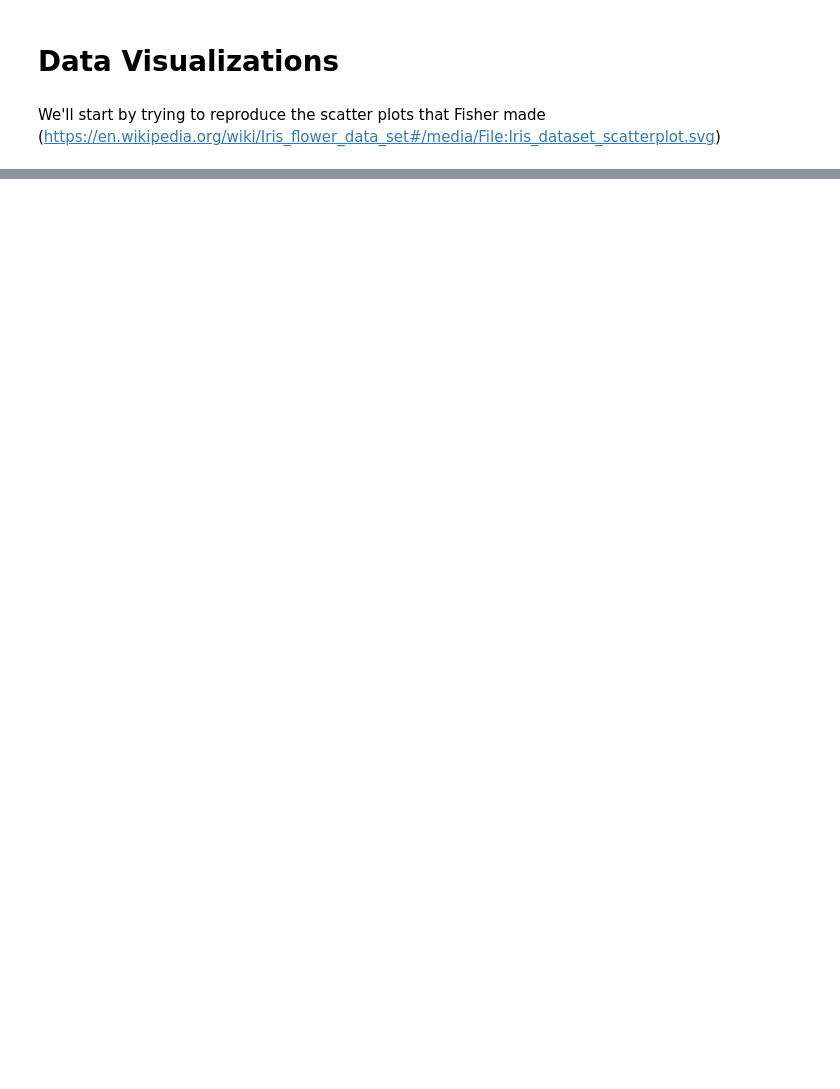
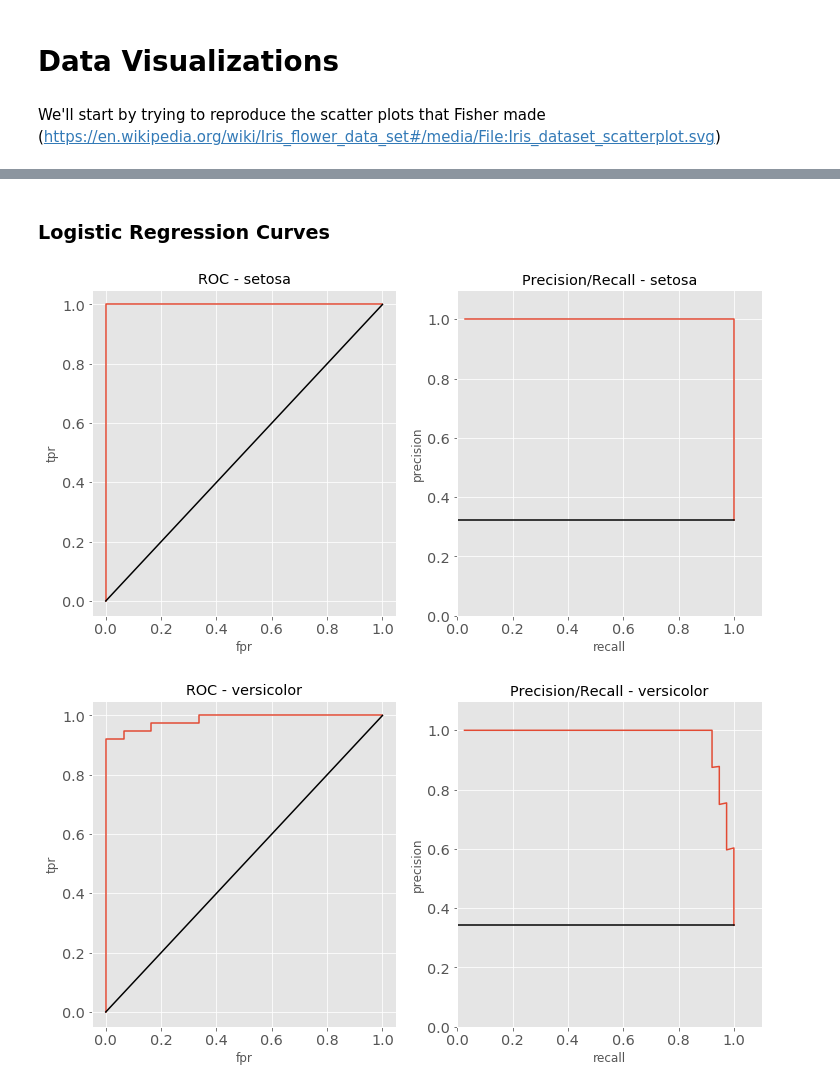
Before and after one commit to akbowers/cloudTensorflow, a Jupyter notebook: Notebooks/Iris-Logistic_Regression_SKLearn.ipynb, the cells around one changed output, grey strips where cells are left out. Cells and saved outputs as stored; diff of their text form; code cells hidden in the pictures; blank space fills up the shorter version.

```diff
--- a/Notebooks/Iris-Logistic_Regression_SKLearn.ipynb
+++ b/Notebooks/Iris-Logistic_Regression_SKLearn.ipynb
@@ -37,0 +57,3 @@ colors = ['red', 'green', 'blue']
+# %%
+model = LR()
+modelCV = LRCV()
@@ -37,0 +102,6 @@ colors = ['red', 'green', 'blue']
+# %%
+prob = model.predict_proba(X_train)
+probCV = model.predict_proba(X_train)
+# %%
+c = Curves(prob, y_train, iris)
+cCV = Curves(probCV, y_train, iris)
@@ -37,0 +131,13 @@ colors = ['red', 'green', 'blue']
+# %% [markdown]
+### Logistic Regression Curves
+# %%
+num_classes = len(iris_df['species name'].unique())
+
+for i in range(num_classes):
+    fig, (ax0, ax1) = plt.subplots(1,2, figsize=(12,6))
+    df = c.calculate_threshold_values(i)
+    c.plot_roc(ax0, df, i)
+    c.plot_precision_recall(ax1, df, i)
+# %% [output]
+[figure, added]
+[figure, added]
```
Also changed, not shown: parts of 28 cells of this notebook, 9 other files.
